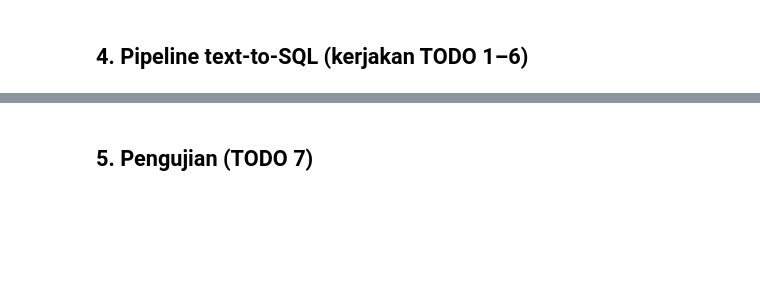
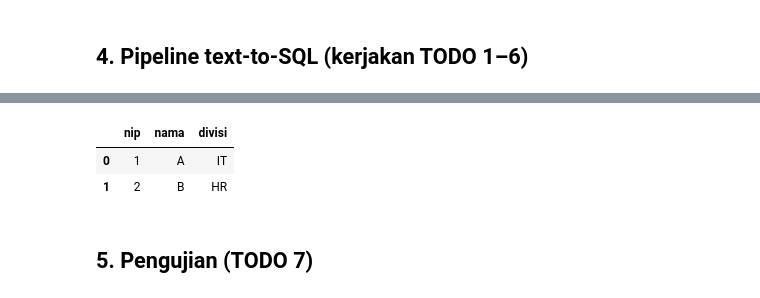
Before and after one commit to wijooyoo/conversational-analytics-chatbot, a Jupyter notebook: Wijoyo_MiniProject_UseCase_A_human_capital.ipynb, the cells around one changed output, grey strips where cells are left out. Cells and saved outputs as stored; diff of their text form; code cells hidden in the pictures; blank space fills up the shorter version.

```diff
--- a/Wijoyo_MiniProject_UseCase_A_human_capital.ipynb
+++ b/Wijoyo_MiniProject_UseCase_A_human_capital.ipynb
@@ -223,3 +400,11 @@ def visualize(df: pd.DataFrame):
+# %%
+# contoh tidak cocok (3 kolom) -> tabel saja
+test3 = pd.DataFrame({"nip": [1, 2], "nama": ["A", "B"], "divisi": ["IT", "HR"]})
+visualize(test3)
+# %% [output]
+|  | nip | nama | divisi |
+| 0 | 1 | A | IT |
+| 1 | 2 | B | HR |
 # %%
 # === TODO 6 — ask(): rangkai seluruh pipeline ===
 def ask(question: str):
```
Also changed, not shown: parts of 15 cells of this notebook.
